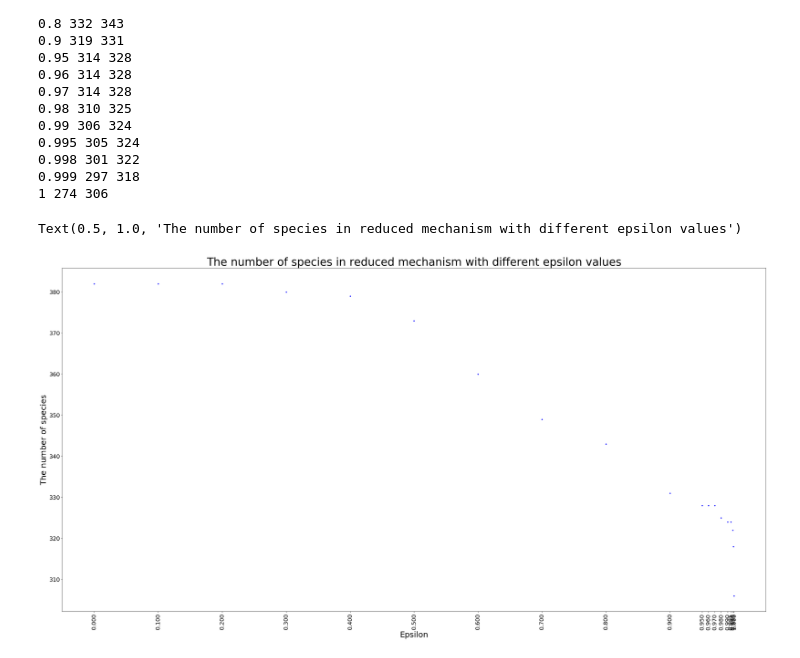
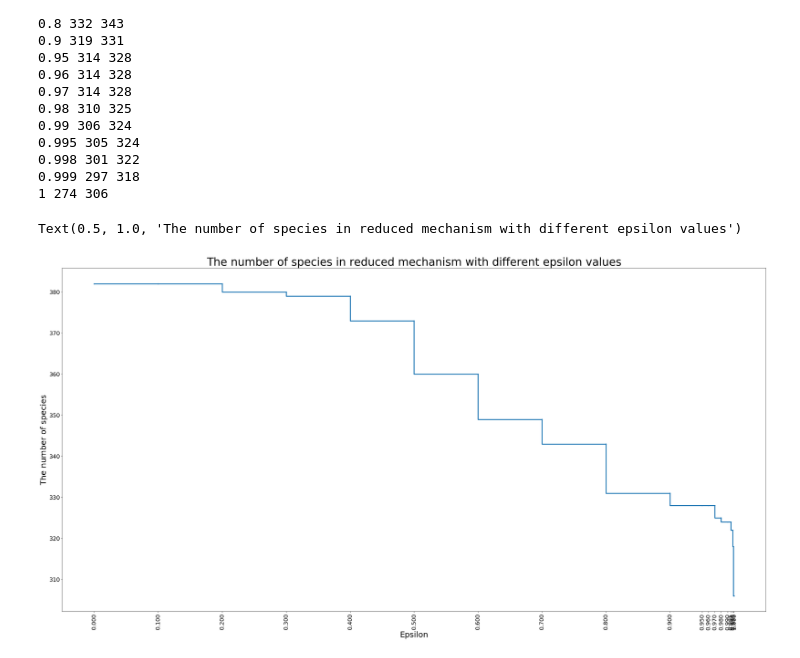
Before and after one commit to lingruiluo/DSIcapstone_AMORE, a Jupyter notebook: draft.ipynb, the cells around one changed output. Drawn from its saved outputs; the diff is of its cells as text; code cells hidden in the pictures.

Commit message:
plot for different epsilon

```diff
--- a/draft.ipynb
+++ b/draft.ipynb
@@ -759,12 +677,12 @@ import matplotlib.pyplot as plt
 %matplotlib inline
 # %%
 plt.figure(figsize=(40,20))
-plt.plot(epsilons,nodes_size,'.',label='nodes_size')
+plt.step(epsilons,nodes_size,'.-',label='nodes_size',linewidth=3)
 plt.xticks(epsilons,rotation=90,fontsize=18)
 plt.yticks(fontsize=18)
 plt.xlabel('Epsilon',fontsize=25)
 plt.ylabel('The number of species',fontsize=25)
 plt.title("The number of species in reduced mechanism with different epsilon values",fontsize=35)
 # %% [output]
 Text(0.5, 1.0, 'The number of species in reduced mechanism with different epsilon values')
-[figure, old version]
+[figure, new version]
```
Also changed, not shown: parts of 11 cells of this notebook.
